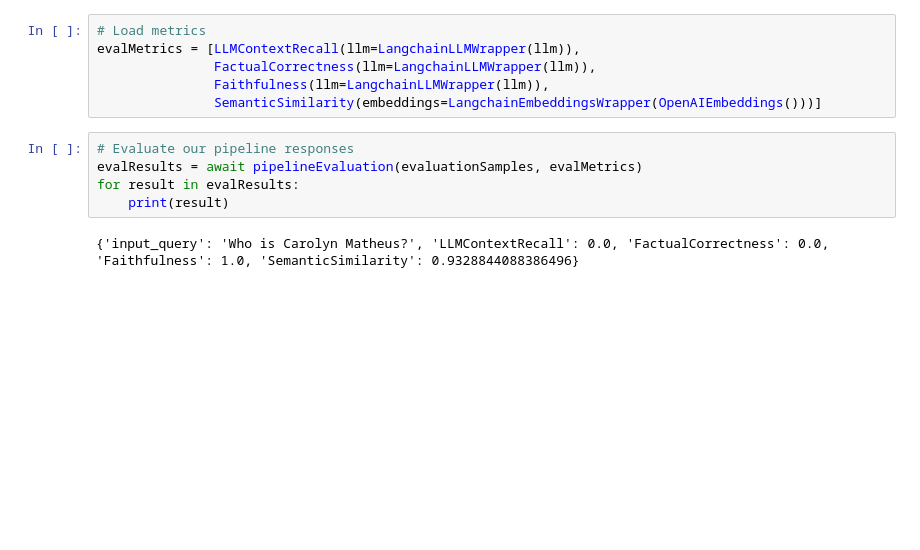
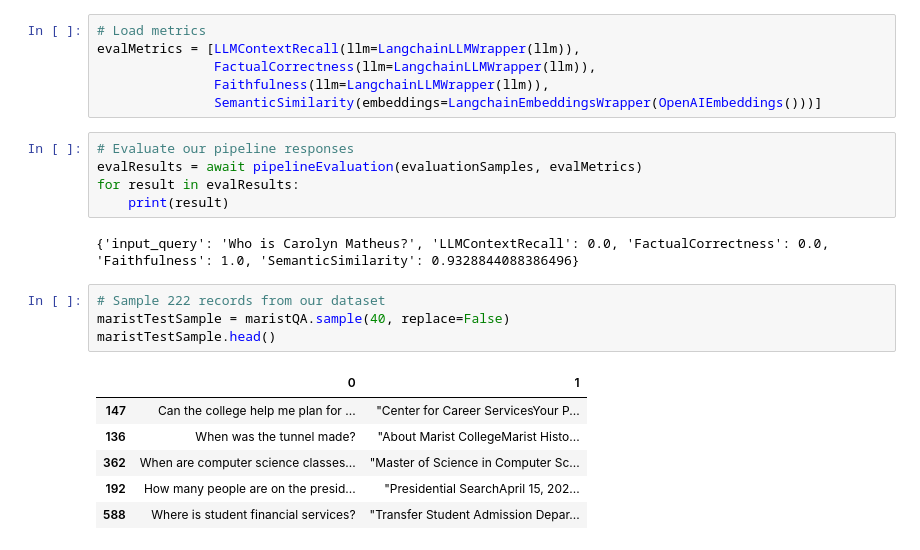
Before and after one commit to cfsarmiento/LLM_Reasoning-Research, a Jupyter notebook: Code/Simple_RAG_Implementation-ML_Independent_Study.ipynb, the cells around one changed output. Cells and saved outputs as stored; diff of their text form; blank space fills up the shorter version.

```diff
--- a/Code/Simple_RAG_Implementation-ML_Independent_Study.ipynb
+++ b/Code/Simple_RAG_Implementation-ML_Independent_Study.ipynb
@@ -350,3 +365,14 @@ for result in evalResults:
     print(result)
 # %% [output]
 {'input_query': 'Who is Carolyn Matheus?', 'LLMContextRecall': 0.0, 'FactualCorrectness': 0.0, 'Faithfulness': 1.0, 'SemanticSimilarity': 0.9328844088386496}
+# %%
+# Sample 222 records from our dataset
+maristTestSample = maristQA.sample(40, replace=False)
+maristTestSample.head()
+# %% [output]
+|  | 0 | 1 |
+| 147 | Can the college help me plan for ... | "Center for Career ServicesYour P... |
+| 136 | When was the tunnel made? | "About Marist CollegeMarist Histo... |
+| 362 | When are computer science classes... | "Master of Science in Computer Sc... |
+| 192 | How many people are on the presid... | "Presidential SearchApril 15, 202... |
+| 588 | Where is student financial services? | "Transfer Student Admission Depar... |
```
Also changed, not shown: parts of 5 cells of this notebook, 2 other files.
